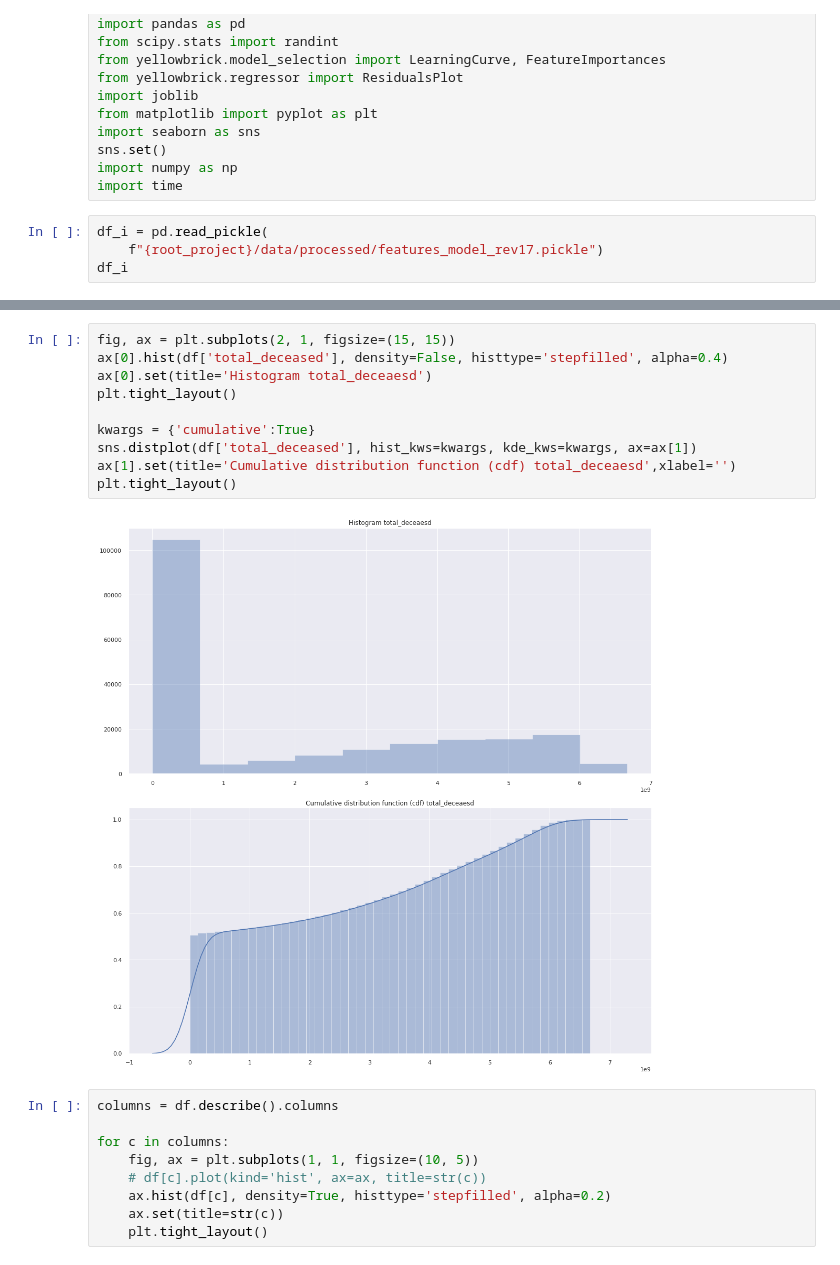
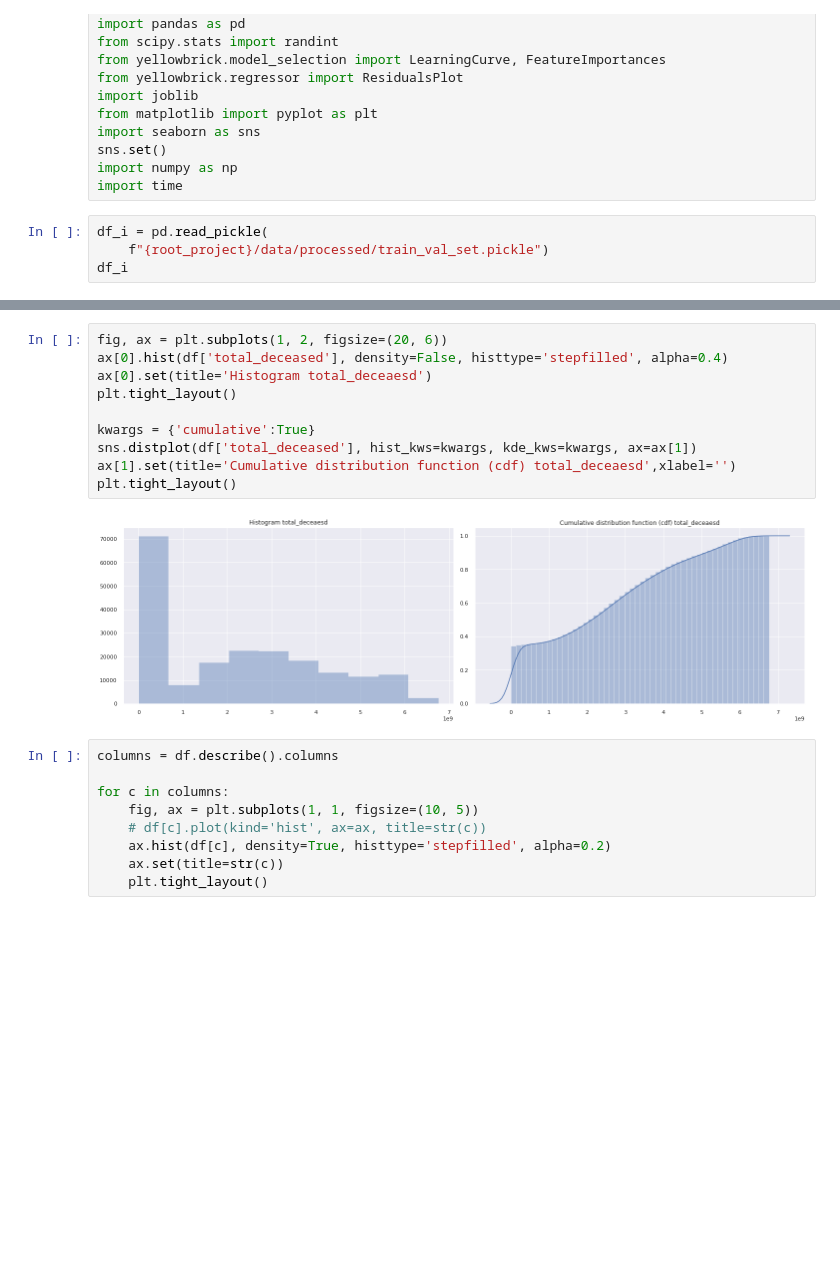
Before and after one commit to Albert-GM/TFM, a Jupyter notebook: notebooks/figures_corr_matrix.ipynb, the cells around one changed output, grey strips where cells are left out. Saved outputs shown, nothing was run; the diff lists cells and outputs as text; blank space fills up the shorter version.

```diff
--- a/notebooks/figures_corr_matrix.ipynb
+++ b/notebooks/figures_corr_matrix.ipynb
@@ -24,7 +24,7 @@ import numpy as np
 import time
 # %%
 df_i = pd.read_pickle(
-    f"{root_project}/data/processed/features_model_rev17.pickle")
+    f"{root_project}/data/processed/train_val_set.pickle")
 df_i
 # %% [output]
 |  | i_country | R0 | Tc | Tr | omega | inf_pow_1 | inf_pow_2 | mort_pow_1 | mort_pow_2 | ... |
@@ -76,15 +76,15 @@ plt.tight_layout()
 # %%
-fig, ax = plt.subplots(2, 1, figsize=(15, 15))
+fig, ax = plt.subplots(1, 2, figsize=(20, 6))
 ax[0].hist(df['total_deceased'], density=False, histtype='stepfilled', alpha=0.4)
 ax[0].set(title='Histogram total_deceaesd')
 plt.tight_layout()
 
 kwargs = {'cumulative':True}
 sns.distplot(df['total_deceased'], hist_kws=kwargs, kde_kws=kwargs, ax=ax[1])
 ax[1].set(title='Cumulative distribution function (cdf) total_deceaesd',xlabel='')
 plt.tight_layout()
 # %% [output]
-[figure, old version]
+[figure, new version]
 # %%
 columns = df.describe().columns
 
```
Also changed, not shown: parts of 4 cells of this notebook, 11 other files.
